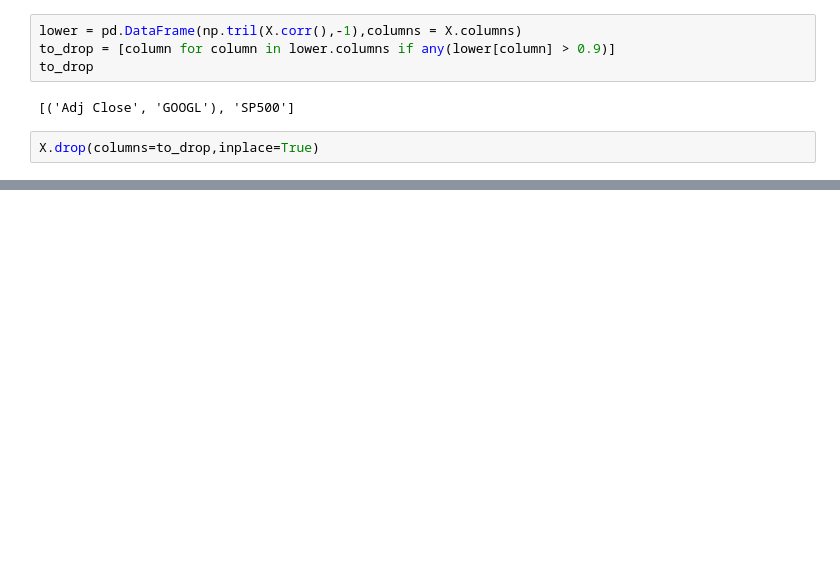
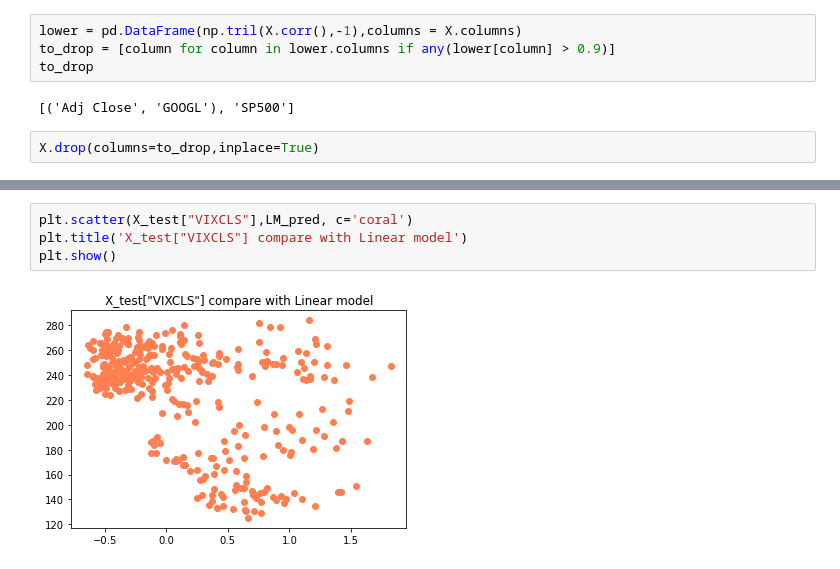
Before and after one commit to oathathat/ML_Kmitl_3D, a Jupyter notebook: Lab/Lab5.ipynb, the cells around one changed output, grey strips where cells are left out. Cells and saved outputs as stored; diff of their text form; blank space fills up the shorter version.

```diff
--- a/Lab/Lab5.ipynb
+++ b/Lab/Lab5.ipynb
@@ -410,0 +390,6 @@ plt.show()
+# %%
+plt.scatter(X_test["VIXCLS"],LM_pred, c='coral')
+plt.title('X_test["VIXCLS"] compare with Linear model')
+plt.show()
+# %% [output]
+[figure, added]
```
Also changed, not shown: parts of 30 cells of this notebook, 1 other file.
